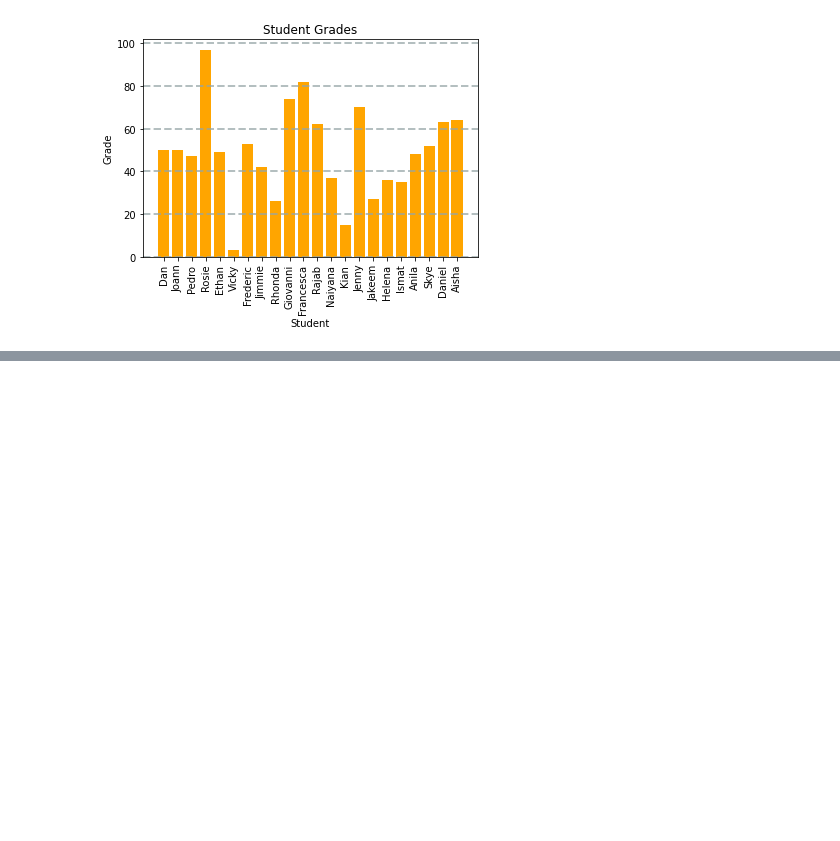
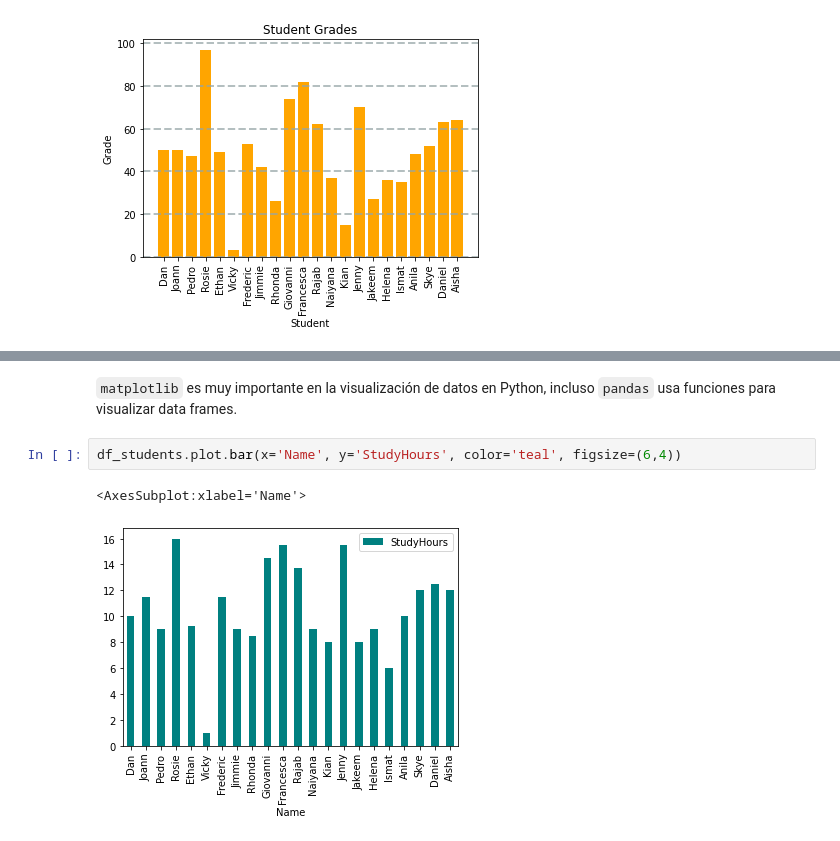
Before and after one commit to dt-sc-Josue-Diaz/Python, a Jupyter notebook: Microsoft/Matplotlib.ipynb, the cells around one changed output, grey strips where cells are left out. Cells and saved outputs as stored; diff of their text form; blank space fills up the shorter version.

```diff
--- a/Microsoft/Matplotlib.ipynb
+++ b/Microsoft/Matplotlib.ipynb
@@ -81,0 +126,7 @@ plt.show()
+# %% [markdown]
+`matplotlib` es muy importante en la visualización de datos en Python, incluso `pandas` usa funciones para visualizar data frames.
+# %%
+df_students.plot.bar(x='Name', y='StudyHours', color='teal', figsize=(6,4))
+# %% [output]
+<AxesSubplot:xlabel='Name'>
+[figure, added]
```
Also changed, not shown: parts of 15 cells of this notebook, 1 other file.
